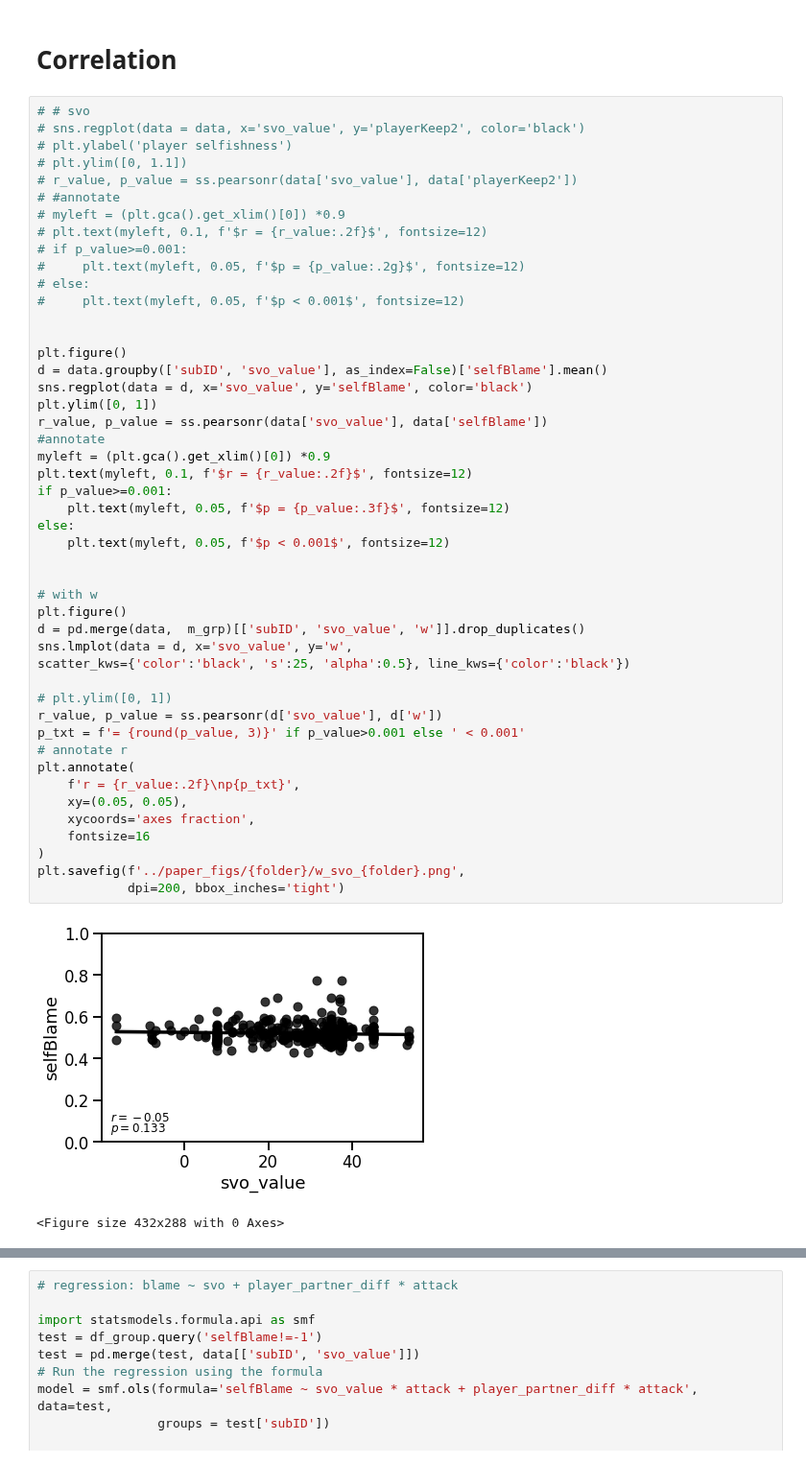
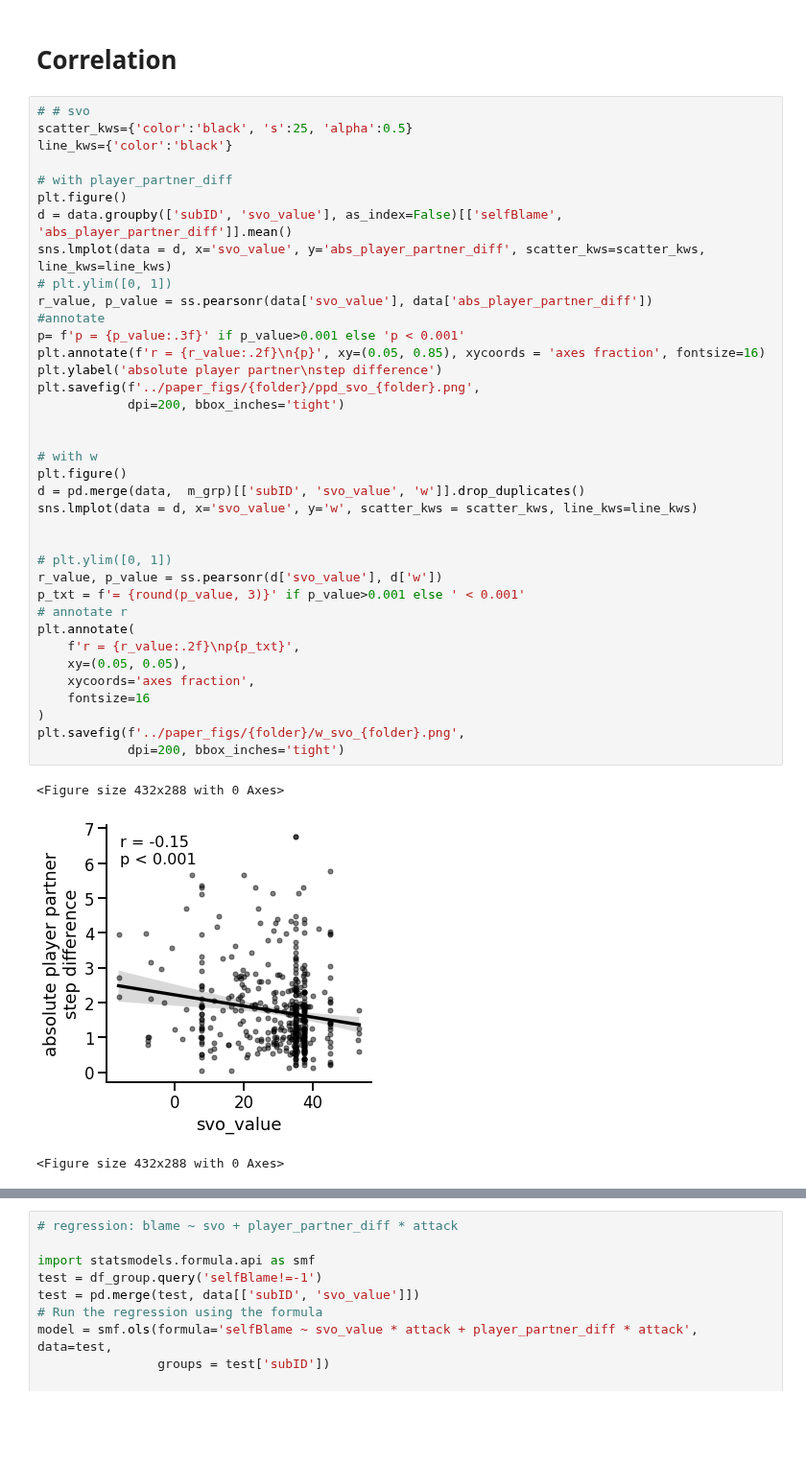
Before and after one commit to gracewndeng99/dyadForaging, a Jupyter notebook: scripts_final/questionnaires.ipynb, the cells around one changed output, grey strips where cells are left out. Shown at 96% size. Cells and saved outputs as stored; diff of their text form; blank space fills up the shorter version.

```diff
--- a/scripts_final/questionnaires.ipynb
+++ b/scripts_final/questionnaires.ipynb
@@ -188,54 +200,45 @@ print(f"{len(data['subID'].unique())} subjects with {len(data)} rows")
 # Correlation
 # %%
 # # svo
-# sns.regplot(data = data, x='svo_value', y='playerKeep2', color='black')
-# plt.ylabel('player selfishness')
-# plt.ylim([0, 1.1])
-# r_value, p_value = ss.pearsonr(data['svo_value'], data['playerKeep2'])
-# #annotate
-# myleft = (plt.gca().get_xlim()[0]) *0.9
-# plt.text(myleft, 0.1, f'$r = {r_value:.2f}$', fontsize=12)
-# if p_value>=0.001:
-#     plt.text(myleft, 0.05, f'$p = {p_value:.2g}$', fontsize=12)
-# else:
-#     plt.text(myleft, 0.05, f'$p < 0.001$', fontsize=12)
+scatter_kws={'color':'black', 's':25, 'alpha':0.5}
+line_kws={'color':'black'}
 
-
+# with player_partner_diff
 plt.figure()
-d = data.groupby(['subID', 'svo_value'], as_index=False)['selfBlame'].mean()
-sns.regplot(data = d, x='svo_value', y='selfBlame', color='black')
-plt.ylim([0, 1])
-r_value, p_value = ss.pearsonr(data['svo_value'], data['selfBlame'])
+d = data.groupby(['subID', 'svo_value'], as_index=False)[['selfBlame', 'abs_player_partner_diff']].mean()
+sns.lmplot(data = d, x='svo_value', y='abs_player_partner_diff', scatter_kws=scatter_kws, line_kws=line_kws)
+# plt.ylim([0, 1])
+r_value, p_value = ss.pearsonr(data['svo_value'], data['abs_player_partner_diff'])
 #annotate
-myleft = (plt.gca().get_xlim()[0]) *0.9
-plt.text(myleft, 0.1, f'$r = {r_value:.2f}$', fontsize=12)
-if p_value>=0.001:
-    plt.text(myleft, 0.05, f'$p = {p_value:.3f}$', fontsize=12)
-else:
-    plt.text(myleft, 0.05, f'$p < 0.001$', fontsize=12)
+p= f'p = {p_value:.3f}' if p_value>0.001 else 'p < 0.001'
+plt.annotate(f'r = {r_value:.2f}\n{p}', xy=(0.05, 0.85), xycoords = 'axes fraction', fontsize=16)
+plt.ylabel('absolute player partner\nstep difference')
+plt.savefig(f'../paper_figs/{folder}/ppd_svo_{folder}.png',
+            dpi=200, bbox_inches='tight')
 
 
 # with w
 plt.figure()
 d = pd.merge(data,  m_grp)[['subID', 'svo_value', 'w']].drop_duplicates()
-sns.lmplot(data = d, x='svo_value', y='w',
-scatter_kws={'color':'black', 's':25, 'alpha':0.5}, line_kws={'color':'black'})
+sns.lmplot(data = d, x='svo_value', y='w', scatter_kws = scatter_kws, line_kws=line_kws)
+
 
 # plt.ylim([0, 1])
 r_value, p_value = ss.pearsonr(d['svo_value'], d['w'])
 p_txt = f'= {round(p_value, 3)}' if p_value>0.001 else ' < 0.001'
 # annotate r
 plt.annotate(
     f'r = {r_value:.2f}\np{p_txt}',
     xy=(0.05, 0.05),
     xycoords='axes fraction',
     fontsize=16
 )
 plt.savefig(f'../paper_figs/{folder}/w_svo_{folder}.png',
             dpi=200, bbox_inches='tight')
 # %% [output]
+<Figure size 432x288 with 0 Axes>
-[figure, old version]
+[figure, new version]
-<Figure size 432x288 with 0 Axes>
+<Figure size 432x288 with 0 Axes>
 [figure]
 # %%
 # regression: blame ~ svo + player_partner_diff * attack
```
Also changed, not shown: parts of 1 cell of this notebook, 4 other files.
